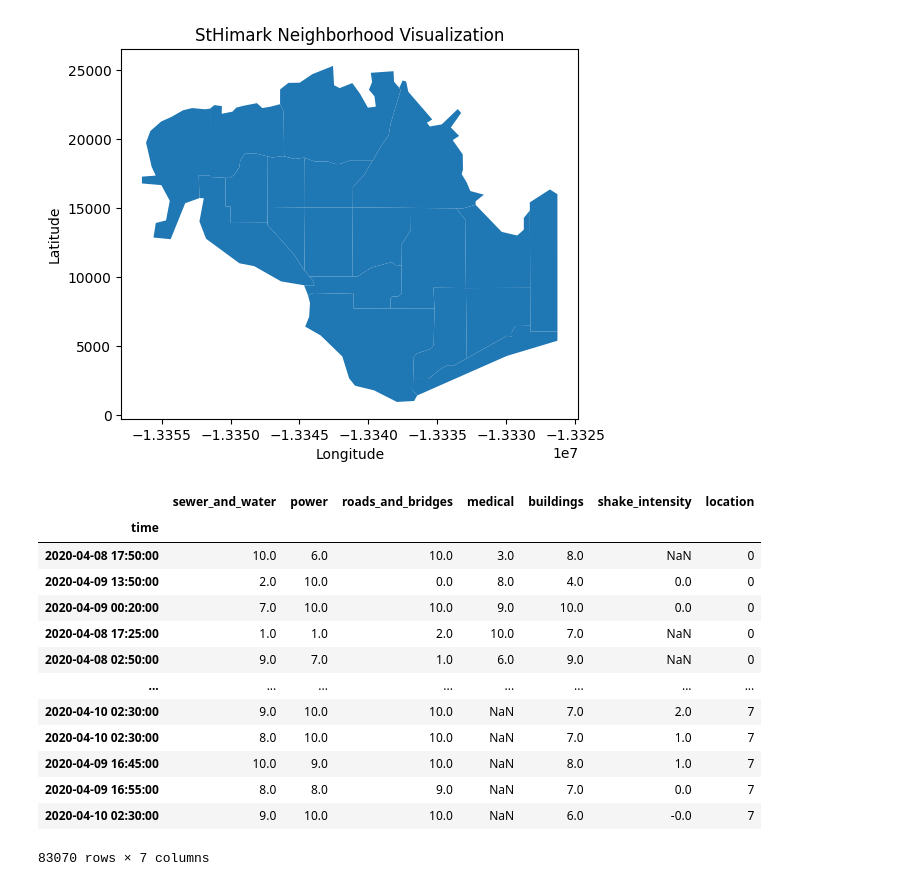
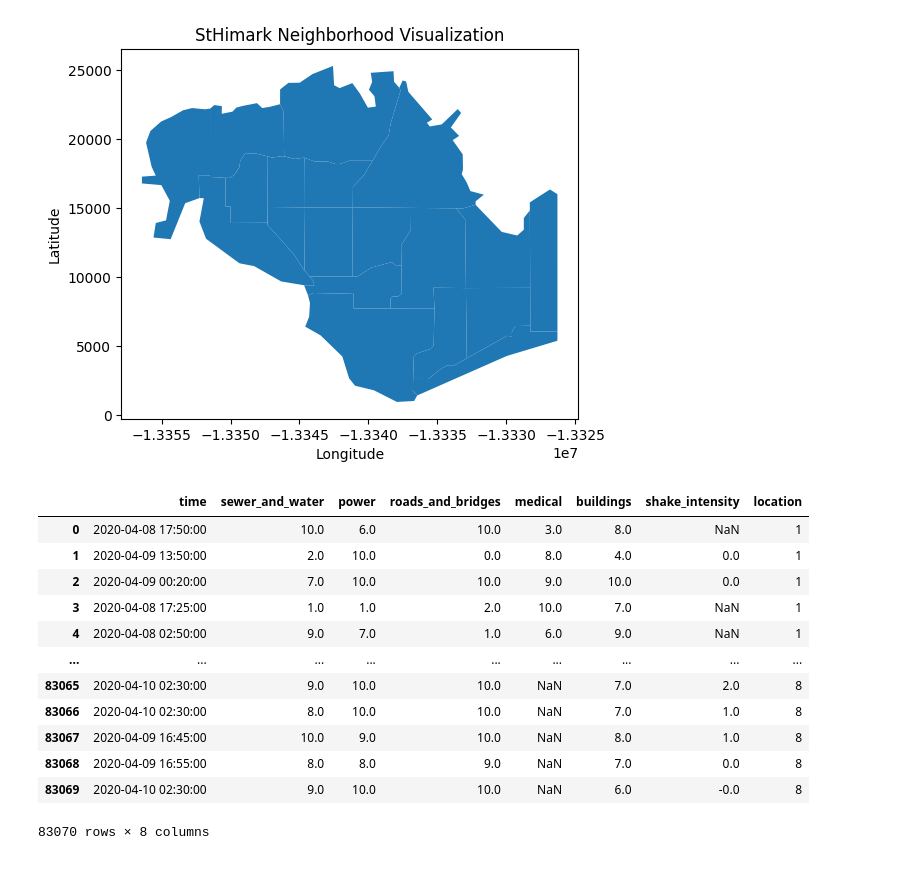
Before and after one commit to ssusnea/sds235-hw5, a Jupyter notebook: damage_report_vis.ipynb, the cells around one changed output. Saved outputs shown, nothing was run; the diff lists cells and outputs as text; code cells hidden in the pictures.

```diff
--- a/damage_report_vis.ipynb
+++ b/damage_report_vis.ipynb
@@ -54,23 +54,21 @@ plt.ylabel("Latitude")
 plt.show()
 # %% [output]
 [figure]
-# %%
-# Subtract 1 from each value in the 'location' column
-damage_report['location'] = damage_report['location'] - 1
-damage_report
-# %% [output]
-|  | sewer_and_water | power | roads_and_bridges | medical | buildings | shake_intensity | location |
-| time |  |  |  |  |  |  |  |
-| 2020-04-08 17:50:00 | 10.0 | 6.0 | 10.0 | 3.0 | 8.0 | NaN | 0 |
-| 2020-04-09 13:50:00 | 2.0 | 10.0 | 0.0 | 8.0 | 4.0 | 0.0 | 0 |
-| 2020-04-09 00:20:00 | 7.0 | 10.0 | 10.0 | 9.0 | 10.0 | 0.0 | 0 |
-| 2020-04-08 17:25:00 | 1.0 | 1.0 | 2.0 | 10.0 | 7.0 | NaN | 0 |
-| 2020-04-08 02:50:00 | 9.0 | 7.0 | 1.0 | 6.0 | 9.0 | NaN | 0 |
-| ... | ... | ... | ... | ... | ... | ... | ... |
-| 2020-04-10 02:30:00 | 9.0 | 10.0 | 10.0 | NaN | 7.0 | 2.0 | 7 |
-| 2020-04-10 02:30:00 | 8.0 | 10.0 | 10.0 | NaN | 7.0 | 1.0 | 7 |
-| 2020-04-09 16:45:00 | 10.0 | 9.0 | 10.0 | NaN | 8.0 | 1.0 | 7 |
-| 2020-04-09 16:55:00 | 8.0 | 8.0 | 9.0 | NaN | 7.0 | 0.0 | 7 |
-| 2020-04-10 02:30:00 | 9.0 | 10.0 | 10.0 | NaN | 6.0 | -0.0 | 7 |
-83070 rows × 7 columns
+# %%
+damage_report_indexed = damage_report.reset_index()
+damage_report_indexed
+# %% [output]
+|  | time | sewer_and_water | power | roads_and_bridges | medical | buildings | shake_intensity | location |
+| 0 | 2020-04-08 17:50:00 | 10.0 | 6.0 | 10.0 | 3.0 | 8.0 | NaN | 1 |
+| 1 | 2020-04-09 13:50:00 | 2.0 | 10.0 | 0.0 | 8.0 | 4.0 | 0.0 | 1 |
+| 2 | 2020-04-09 00:20:00 | 7.0 | 10.0 | 10.0 | 9.0 | 10.0 | 0.0 | 1 |
+| 3 | 2020-04-08 17:25:00 | 1.0 | 1.0 | 2.0 | 10.0 | 7.0 | NaN | 1 |
+| 4 | 2020-04-08 02:50:00 | 9.0 | 7.0 | 1.0 | 6.0 | 9.0 | NaN | 1 |
+| ... | ... | ... | ... | ... | ... | ... | ... | ... |
+| 83065 | 2020-04-10 02:30:00 | 9.0 | 10.0 | 10.0 | NaN | 7.0 | 2.0 | 8 |
+| 83066 | 2020-04-10 02:30:00 | 8.0 | 10.0 | 10.0 | NaN | 7.0 | 1.0 | 8 |
+| 83067 | 2020-04-09 16:45:00 | 10.0 | 9.0 | 10.0 | NaN | 8.0 | 1.0 | 8 |
+| 83068 | 2020-04-09 16:55:00 | 8.0 | 8.0 | 9.0 | NaN | 7.0 | 0.0 | 8 |
+| 83069 | 2020-04-10 02:30:00 | 9.0 | 10.0 | 10.0 | NaN | 6.0 | -0.0 | 8 |
+83070 rows × 8 columns
 # %%
```
Also changed, not shown: parts of 5 cells of this notebook.
